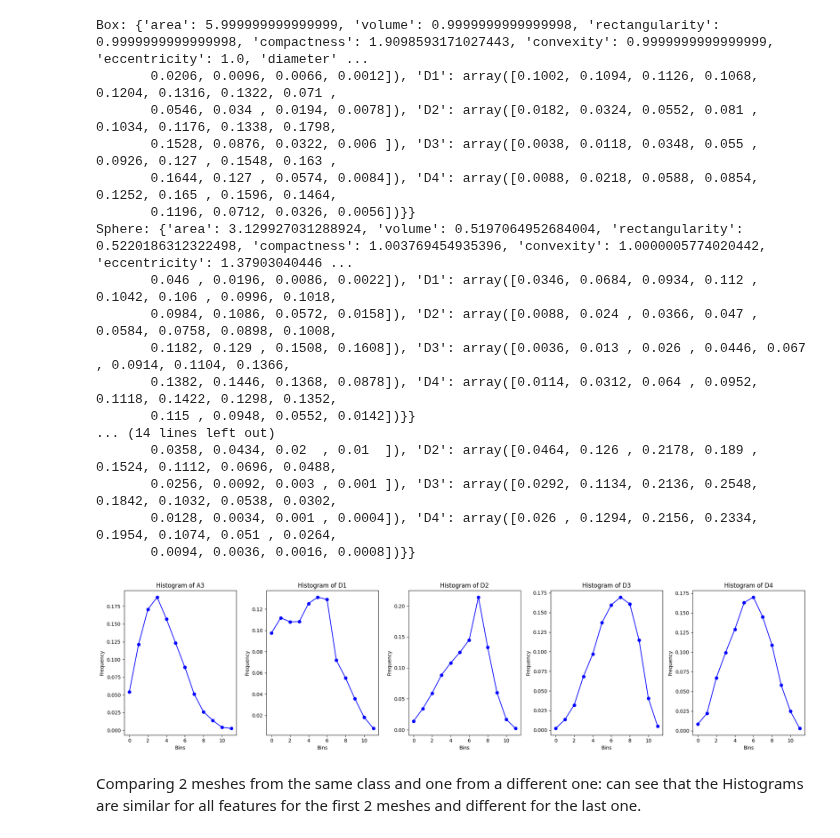
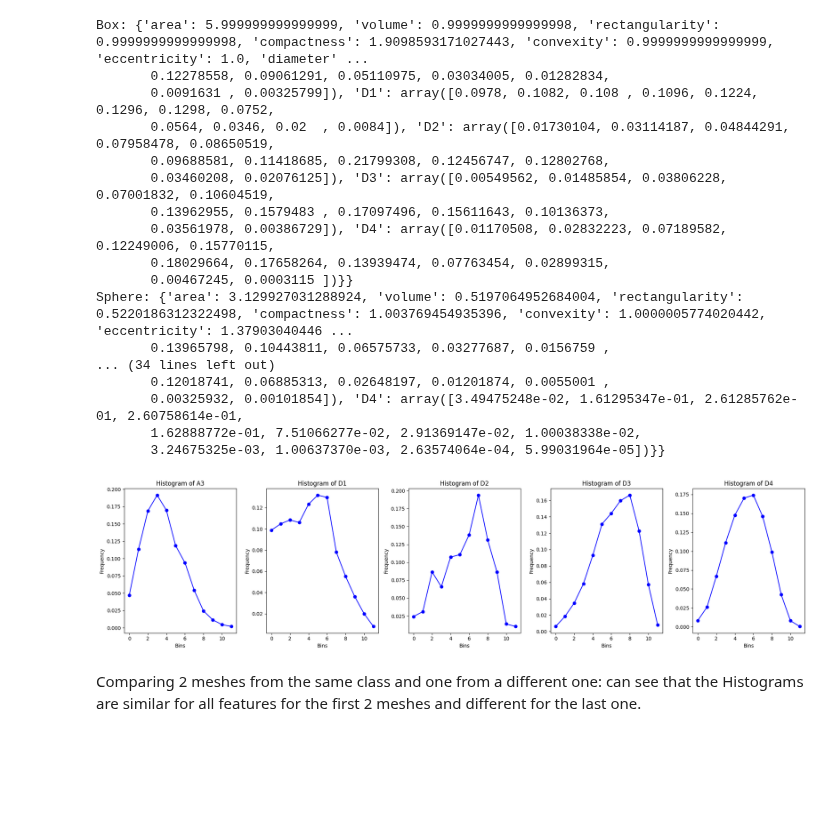
Before and after one commit to maria-raluca-st/INFOMR-final-project, a Jupyter notebook: mmdbs/feature_extract_copy.ipynb, the cells around one changed output. Cells and saved outputs as stored; diff of their text form; code cells hidden in the pictures; blank space fills up the shorter version.

```diff
--- a/mmdbs/feature_extract_copy.ipynb
+++ b/mmdbs/feature_extract_copy.ipynb
@@ -136,12 +139,9 @@ def get_hist(desc_vals, bins=10, normalize=True):
 def get_distributions(mesh:Mesh, show=True):
     num_samples = 5000
     bins = 12
-    com = get_center_of_mass(mesh)
-    subsample1= mesh.vertices[np.random.choice(mesh.vertices.shape[0], 5000, replace=False), :]
-
 
     A3_vals = calc_A3(mesh, num_samples)
-    D1_vals = calc_D1(com,subsample1)
+    D1_vals = calc_D1(mesh, num_samples)
     D2_vals = calc_D2(mesh, num_samples)
     D3_vals = calc_D3(mesh, num_samples)
     D4_vals = calc_D4(mesh, num_samples)
@@ -185,9 +185,16 @@ def plot_hist(distributions):
 
 #Calculate distance between the center and a random subset, returns list of euclidian distances
 # for D1 max num samples = nr of vertices
-def calc_D1(center, subs):
+def calc_D1(mesh: Mesh, num_samples = 500):
+
+    actual_num_vertices = mesh.vertices.shape[0]
+    center = get_center_of_mass(mesh)
+    nr_samples = min(num_samples, actual_num_vertices)
+    subsample = mesh.vertices[np.random.choice(mesh.vertices.shape[0], nr_samples, replace=False), :]
+
     ret = []
-    for pt in subs:
+    # for pt in subs:
+    for pt in subsample:
         ret.append(np.linalg.norm(pt - center))
     return ret
 
@@ -212,64 +219,70 @@ def calc_D2(mesh: Mesh, num_samples=500):
     # D2 for x number of times, return concatenated val
     distances = []
     vertices = mesh.vertices
-    sampled_double = subsample_vertices(vertices, num_samples, num_vertices = 2)
+    sampled_duples = subsample_vertices(vertices, num_samples, num_vertices = 2)
     # for _ in range(num_samples):
     #     v1, v2 = vertices[np.random.choice(len(vertices), 2, replace=False)]
-    for duple in sampled_triples:
-        v1, v2, v3 = triple
+    for duple in sampled_duples:
+        v1, v2 = duple
         distance = np.linalg.norm(v1 - v2)
         distances.append(distance)
     return np.array(distances)
 
 # max num samples  = (nr of vertices)^3
 def calc_D3(mesh: Mesh, num_samples = 500):
     areas = []
     vertices = mesh.vertices
-    for _ in range(num_samples):
-        v1, v2, v3 = vertices[np.random.choice(len(vertices), 3, replace=False)]
+    sampled_triples = subsample_vertices(vertices, num_samples, num_vertices=3)
+    # for _ in range(num_samples):
+    #     v1, v2, v3 = vertices[np.random.choice(len(vertices), 3, replace=False)]
+    for triple in sampled_triples:
+        v1, v2, v3 = triple
         area = 0.5 * np.linalg.norm(np.cross(v2 - v1, v3 - v1))
         areas.append(np.sqrt(area))
     return np.array(areas)
 
 # max num samples  = (nr of vertices)^4
 def calc_D4(mesh: Mesh, num_samples = 500):
     volumes = []
     vertices = mesh.vertices
-    for _ in range(num_samples):
-        v1, v2, v3, v4 = vertices[np.random.choice(len(vertices), 4, replace=False)]
+    sampled_quadruples = subsample_vertices(vertices, num_samples, num_vertices = 4)
+    # for _ in range(num_samples):
+    #     v1, v2, v3, v4 = vertices[np.random.choice(len(vertices), 4, replace=False)]
+    for q in sampled_quadruples:
+        v1, v2, v3, v4 = q
         # volume of tetrahedron
         volume = np.abs(np.dot((v4 - v1), np.cross(v2 - v1, v3 - v1))) / 6
         volumes.append(np.cbrt(volume))
     return np.array(volumes)
 
 box_features = extract_features(boxMesh)
 
 print("Box:",extract_features(boxMesh))
 print("Sphere:",extract_features(sphereMesh))
 print("Train:",extract_features(train))
 print("Head:",extract_features(head))
 print("Insect:",extract_features(insect))
 
 plot_hist(box_features['distributions'])
 # %% [output]
 Box: {'area': 5.999999999999999, 'volume': 0.9999999999999998, 'rectangularity': 0.9999999999999998, 'compactness': 1.9098593171027443, 'convexity': 0.9999999999999999, 'eccentricity': 1.0, 'diameter' ...
-       0.0206, 0.0096, 0.0066, 0.0012]), 'D1': array([0.1002, 0.1094, 0.1126, 0.1068, 0.1204, 0.1316, 0.1322, 0.071 ,
-       0.0546, 0.034 , 0.0194, 0.0078]), 'D2': array([0.0182, 0.0324, 0.0552, 0.081 , 0.1034, 0.1176, 0.1338, 0.1798,
-       0.1528, 0.0876, 0.0322, 0.006 ]), 'D3': array([0.0038, 0.0118, 0.0348, 0.055 , 0.0926, 0.127 , 0.1548, 0.163 ,
-       0.1644, 0.127 , 0.0574, 0.0084]), 'D4': array([0.0088, 0.0218, 0.0588, 0.0854, 0.1252, 0.165 , 0.1596, 0.1464,
-       0.1196, 0.0712, 0.0326, 0.0056])}}
+       0.12278558, 0.09061291, 0.05110975, 0.03034005, 0.01282834,
+       0.0091631 , 0.00325799]), 'D1': array([0.0978, 0.1082, 0.108 , 0.1096, 0.1224, 0.1296, 0.1298, 0.0752,
+       0.0564, 0.0346, 0.02  , 0.0084]), 'D2': array([0.01730104, 0.03114187, 0.04844291, 0.07958478, 0.08650519,
+       0.09688581, 0.11418685, 0.21799308, 0.12456747, 0.12802768,
+       0.03460208, 0.02076125]), 'D3': array([0.00549562, 0.01485854, 0.03806228, 0.07001832, 0.10604519,
+       0.13962955, 0.1579483 , 0.17097496, 0.15611643, 0.10136373,
+       0.03561978, 0.00386729]), 'D4': array([0.01170508, 0.02832223, 0.07189582, 0.12249006, 0.15770115,
+       0.18029664, 0.17658264, 0.13939474, 0.07763454, 0.02899315,
+       0.00467245, 0.0003115 ])}}
 Sphere: {'area': 3.129927031288924, 'volume': 0.5197064952684004, 'rectangularity': 0.5220186312322498, 'compactness': 1.003769454935396, 'convexity': 1.0000005774020442, 'eccentricity': 1.37903040446 ...
-       0.046 , 0.0196, 0.0086, 0.0022]), 'D1': array([0.0346, 0.0684, 0.0934, 0.112 , 0.1042, 0.106 , 0.0996, 0.1018,
-       0.0984, 0.1086, 0.0572, 0.0158]), 'D2': array([0.0088, 0.024 , 0.0366, 0.047 , 0.0584, 0.0758, 0.0898, 0.1008,
-       0.1182, 0.129 , 0.1508, 0.1608]), 'D3': array([0.0036, 0.013 , 0.026 , 0.0446, 0.067 , 0.0914, 0.1104, 0.1366,
-       0.1382, 0.1446, 0.1368, 0.0878]), 'D4': array([0.0114, 0.0312, 0.064 , 0.0952, 0.1118, 0.1422, 0.1298, 0.1352,
-       0.115 , 0.0948, 0.0552, 0.0142])}}
-... (14 lines left out)
-       0.0358, 0.0434, 0.02  , 0.01  ]), 'D2': array([0.0464, 0.126 , 0.2178, 0.189 , 0.1524, 0.1112, 0.0696, 0.0488,
-       0.0256, 0.0092, 0.003 , 0.001 ]), 'D3': array([0.0292, 0.1134, 0.2136, 0.2548, 0.1842, 0.1032, 0.0538, 0.0302,
-       0.0128, 0.0034, 0.001 , 0.0004]), 'D4': array([0.026 , 0.1294, 0.2156, 0.2334, 0.1954, 0.1074, 0.051 , 0.0264,
-       0.0094, 0.0036, 0.0016, 0.0008])}}
+       0.13965798, 0.10443811, 0.06575733, 0.03277687, 0.0156759 ,
+... (34 lines left out)
+       0.12018741, 0.06885313, 0.02648197, 0.01201874, 0.0055001 ,
+       0.00325932, 0.00101854]), 'D4': array([3.49475248e-02, 1.61295347e-01, 2.61285762e-01, 2.60758614e-01,
+       1.62888772e-01, 7.51066277e-02, 2.91369147e-02, 1.00038338e-02,
+       3.24675325e-03, 1.00637370e-03, 2.63574064e-04, 5.99031964e-05])}}
-[figure, old version]
+[figure, new version]
 # %% [markdown]
 Comparing 2 meshes from the same class and one from a different one: can see that the Histograms are similar for all features for the first 2 meshes and different for the last one.
 # %%
```
Also changed, not shown: parts of 4 cells of this notebook.
